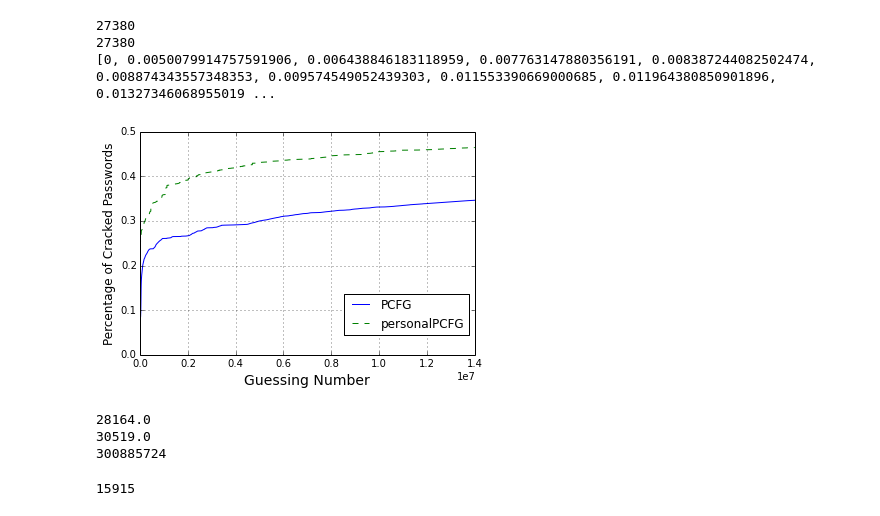
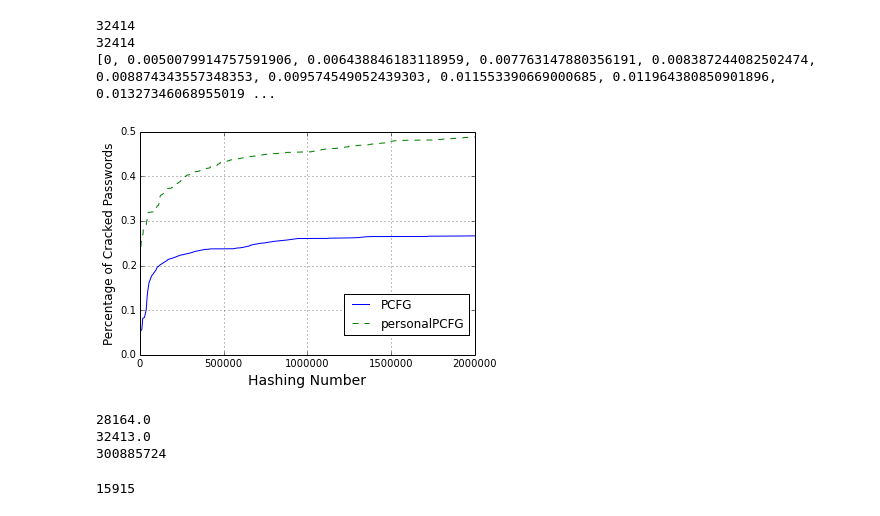
Before and after one commit to qingyuanxingsi/12306_passcracking, a Jupyter notebook: Cracking.ipynb, the cells around one changed output. Cells and saved outputs as stored; diff of their text form; code cells hidden in the pictures.

```diff
--- a/Cracking.ipynb
+++ b/Cracking.ipynb
@@ -18,7 +18,7 @@ for each in lines:
         lastind = int(point[0])
 output.close()
 
-output = open("output_personalPCFG.txt","r")
+output = open("output_personal_3digit.txt","r")
 lines = output.readlines()
 x2points = [0]
 y2points = [0]
@@ -28,7 +28,7 @@ for each in lines:
     point = each.split()
     total+=1
     if int(point[0]) != lastind:
-        x2points.append(lastind/20000.0)
+        x2points.append(lastind/65695.0)
         y2points.append(total/65695.0)
         lastind = int(point[0])
 
@@ -39,40 +39,40 @@ y3points = [0]
 lastind = 1
 total = 0
 for each in lines:
     point = each.split()
     total+=1
     if int(point[0]) != lastind:
         x3points.append(lastind)
         y3points.append(total)
         lastind = int(point[0])
 
 print len(x2points)
 print len(y2points)
 print ypoints[:10]
 plt.plot(xpoints,ypoints,label="PCFG")
 plt.plot(x2points,y2points,label="personalPCFG",linestyle="--")
 #plt.plot(x3points,y3points,label="personalPCFG-guessing")
 #plt.xscale('log', nonposy='clip')
 #plt.yscale('log', nonposy='clip')
 plt.ylabel('Percentage of Cracked Passwords', fontsize=12)
-plt.xlabel('Guessing Number', fontsize=14)
+plt.xlabel('Hashing Number', fontsize=14)
 plt.legend()
 axes = plt.gca()
-axes.set_xlim([0,0.14*10**8])
+axes.set_xlim([0,2*10**6])
 
 plt.legend(bbox_to_anchor=(1.0, 0.3))
 plt.grid()
 plt.show()
 print ypoints[-1] * 65695
 print y2points[-1] * 65695
 print xpoints[-1]
 # %% [output]
-27380
-27380
+32414
+32414
 [0, 0.0050079914757591906, 0.006438846183118959, 0.007763147880356191, 0.008387244082502474, 0.008874343557348353, 0.009574549052439303, 0.011553390669000685, 0.011964380850901896, 0.01327346068955019 ...
-[figure, old version]
+[figure, new version]
 28164.0
-30519.0
+32413.0
 300885724
 # %%
 # %% [output]
```
Also changed, not shown: parts of 5 cells of this notebook, 14 other files.
